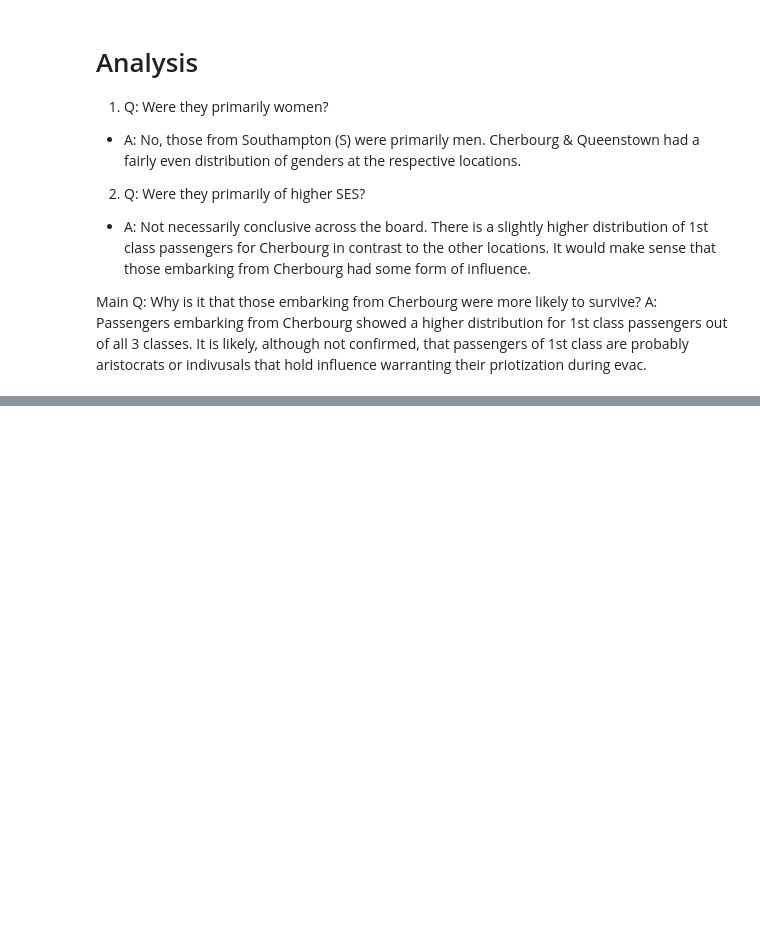
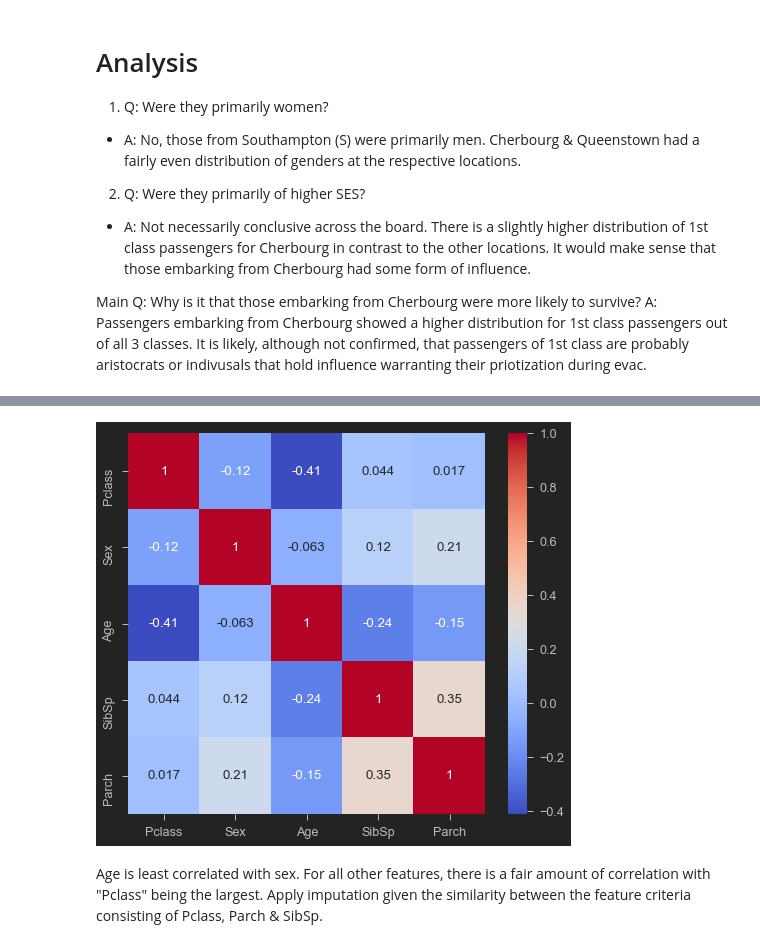
Before and after one commit to henrylao/kaggle-titanic, a Jupyter notebook: kaggle-titanic-notebook.ipynb, the cells around one changed output, grey strips where cells are left out. Drawn from its saved outputs; the diff is of its cells as text; code cells hidden in the pictures; blank space fills up the shorter version.

Commit message:
Add changes for feature imputation: revisitted for Age

```diff
--- a/kaggle-titanic-notebook.ipynb
+++ b/kaggle-titanic-notebook.ipynb
@@ -565,0 +760,8 @@ A: Passengers embarking from Cherbourg showed a higher distribution for 1st clas
+# %%
+# map applies a transform given the key to be transformed to the associated value
+full_data["Sex"] = full_data["Sex"].map({"male":0, "female":1})
+g = sns.heatmap(full_data[sig_cols].corr(),cmap="coolwarm",annot=True)
+# %% [output]
+[figure, added]
+# %% [markdown]
+Age is least correlated with sex. For all other features, there is a fair amount of correlation with "Pclass" being the largest. Apply imputation given the similarity between the feature criteria consisting of Pclass, Parch & SibSp.
```
Also changed, not shown: parts of 40 cells of this notebook, 1 other file.
